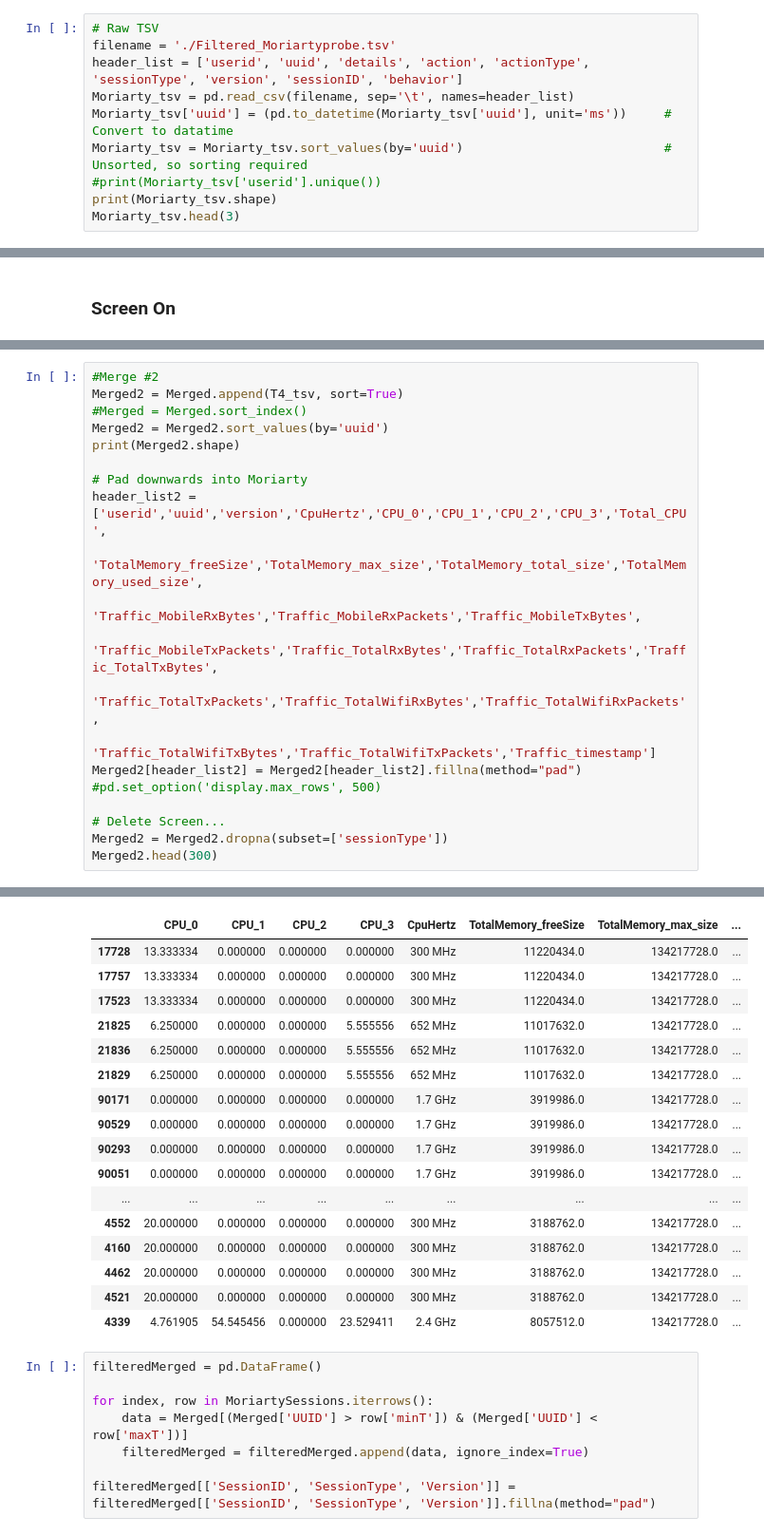
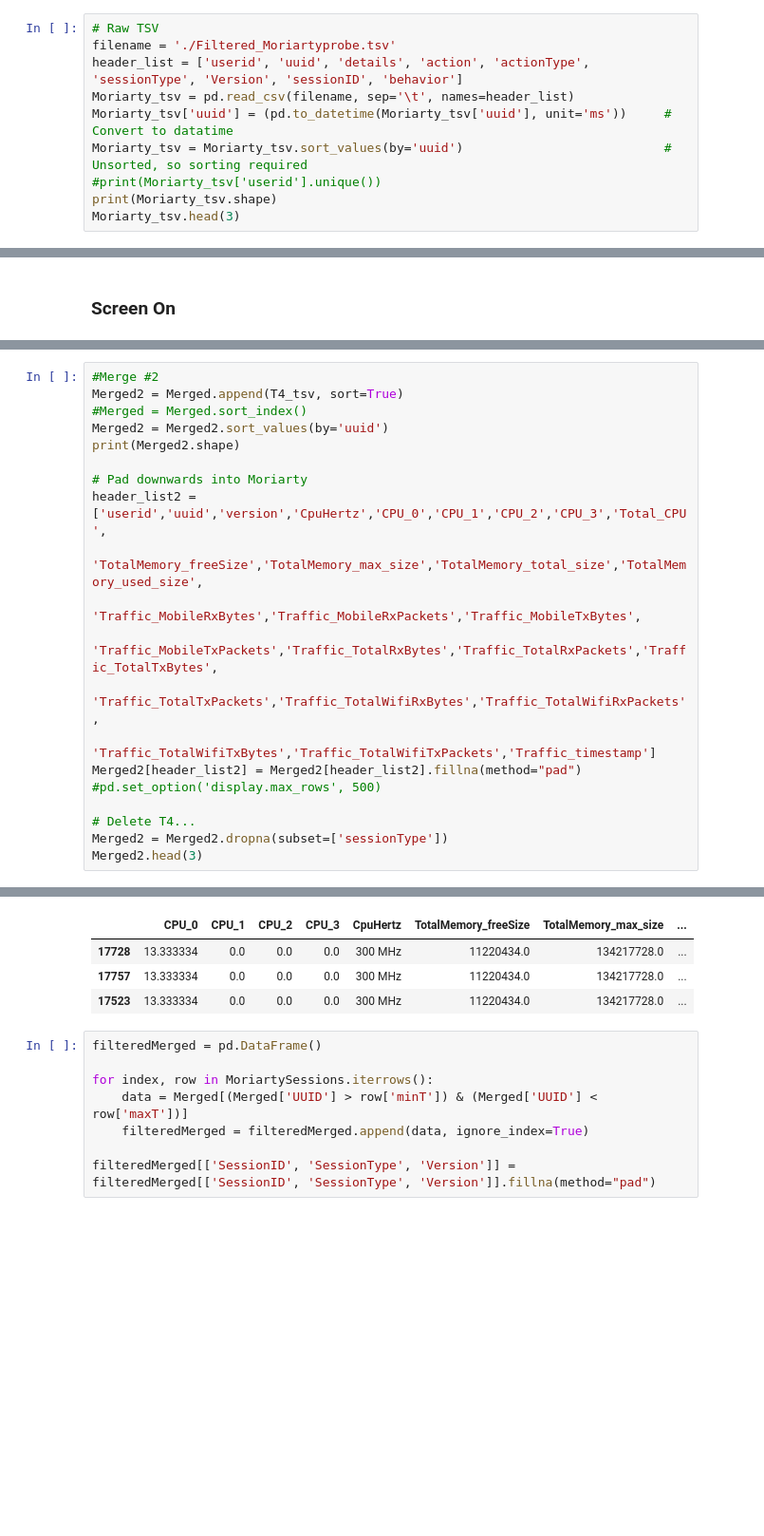
Before and after one commit to kentlingcampbell/project_SherLock, a Jupyter notebook: SherLock.ipynb, the cells around one changed output, grey strips where cells are left out. Shown at 95% size. Saved outputs shown, nothing was run; the diff lists cells and outputs as text; blank space fills up the shorter version.

Commit message:
Merge, no universal padding

```diff
--- a/SherLock.ipynb
+++ b/SherLock.ipynb
@@ -111,7 +115,7 @@ print(Bluetooth_tsv.shape)
 # %%
 # Raw TSV
 filename = './Filtered_Moriartyprobe.tsv'
-header_list = ['userid', 'uuid', 'details', 'action', 'actionType', 'sessionType', 'version', 'sessionID', 'behavior']
+header_list = ['userid', 'uuid', 'details', 'action', 'actionType', 'sessionType', 'Version', 'sessionID', 'behavior']
 Moriarty_tsv = pd.read_csv(filename, sep='\t', names=header_list)
 Moriarty_tsv['uuid'] = (pd.to_datetime(Moriarty_tsv['uuid'], unit='ms'))     # Convert to datatime
 Moriarty_tsv = Moriarty_tsv.sort_values(by='uuid')                           # Unsorted, so sorting required
@@ -732,42 +841,29 @@ Merged.head(3)
 # %%
 #Merge #2
 Merged2 = Merged.append(T4_tsv, sort=True)
 #Merged = Merged.sort_index()
 Merged2 = Merged2.sort_values(by='uuid')
 print(Merged2.shape)
 
 # Pad downwards into Moriarty
 header_list2 = ['userid','uuid','version','CpuHertz','CPU_0','CPU_1','CPU_2','CPU_3','Total_CPU',
                'TotalMemory_freeSize','TotalMemory_max_size','TotalMemory_total_size','TotalMemory_used_size',
                'Traffic_MobileRxBytes','Traffic_MobileRxPackets','Traffic_MobileTxBytes',
                'Traffic_MobileTxPackets','Traffic_TotalRxBytes','Traffic_TotalRxPackets','Traffic_TotalTxBytes',
                'Traffic_TotalTxPackets','Traffic_TotalWifiRxBytes','Traffic_TotalWifiRxPackets',
                'Traffic_TotalWifiTxBytes','Traffic_TotalWifiTxPackets','Traffic_timestamp']
 Merged2[header_list2] = Merged2[header_list2].fillna(method="pad")
 #pd.set_option('display.max_rows', 500)
 
-# Delete Screen...
+# Delete T4...
 Merged2 = Merged2.dropna(subset=['sessionType'])
-Merged2.head(300)
+Merged2.head(3)
 # %% [output]
 (2460726, 34)
 |  | CPU_0 | CPU_1 | CPU_2 | CPU_3 | CpuHertz | TotalMemory_freeSize | TotalMemory_max_size | ... |
-| 17728 | 13.333334 | 0.000000 | 0.000000 | 0.000000 | 300 MHz | 11220434.0 | 134217728.0 | ... |
-| 17757 | 13.333334 | 0.000000 | 0.000000 | 0.000000 | 300 MHz | 11220434.0 | 134217728.0 | ... |
-| 17523 | 13.333334 | 0.000000 | 0.000000 | 0.000000 | 300 MHz | 11220434.0 | 134217728.0 | ... |
-| 21825 | 6.250000 | 0.000000 | 0.000000 | 5.555556 | 652 MHz | 11017632.0 | 134217728.0 | ... |
-| 21836 | 6.250000 | 0.000000 | 0.000000 | 5.555556 | 652 MHz | 11017632.0 | 134217728.0 | ... |
-| 21829 | 6.250000 | 0.000000 | 0.000000 | 5.555556 | 652 MHz | 11017632.0 | 134217728.0 | ... |
-| 90171 | 0.000000 | 0.000000 | 0.000000 | 0.000000 | 1.7 GHz | 3919986.0 | 134217728.0 | ... |
-| 90529 | 0.000000 | 0.000000 | 0.000000 | 0.000000 | 1.7 GHz | 3919986.0 | 134217728.0 | ... |
-| 90293 | 0.000000 | 0.000000 | 0.000000 | 0.000000 | 1.7 GHz | 3919986.0 | 134217728.0 | ... |
-| 90051 | 0.000000 | 0.000000 | 0.000000 | 0.000000 | 1.7 GHz | 3919986.0 | 134217728.0 | ... |
-| ... | ... | ... | ... | ... | ... | ... | ... | ... |
-| 4552 | 20.000000 | 0.000000 | 0.000000 | 0.000000 | 300 MHz | 3188762.0 | 134217728.0 | ... |
-| 4160 | 20.000000 | 0.000000 | 0.000000 | 0.000000 | 300 MHz | 3188762.0 | 134217728.0 | ... |
-| 4462 | 20.000000 | 0.000000 | 0.000000 | 0.000000 | 300 MHz | 3188762.0 | 134217728.0 | ... |
-| 4521 | 20.000000 | 0.000000 | 0.000000 | 0.000000 | 300 MHz | 3188762.0 | 134217728.0 | ... |
-| 4339 | 4.761905 | 54.545456 | 0.000000 | 23.529411 | 2.4 GHz | 8057512.0 | 134217728.0 | ... |
+| 17728 | 13.333334 | 0.0 | 0.0 | 0.0 | 300 MHz | 11220434.0 | 134217728.0 | ... |
+| 17757 | 13.333334 | 0.0 | 0.0 | 0.0 | 300 MHz | 11220434.0 | 134217728.0 | ... |
+| 17523 | 13.333334 | 0.0 | 0.0 | 0.0 | 300 MHz | 11220434.0 | 134217728.0 | ... |
 # %%
 filteredMerged = pd.DataFrame()
 
```
Also changed, not shown: parts of 10 cells of this notebook.
